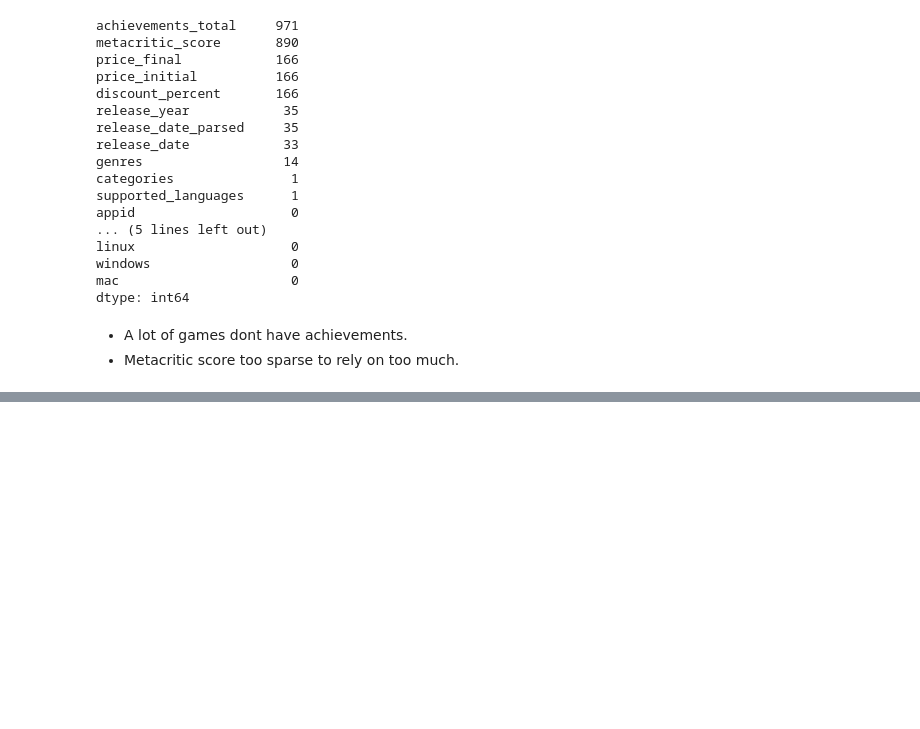
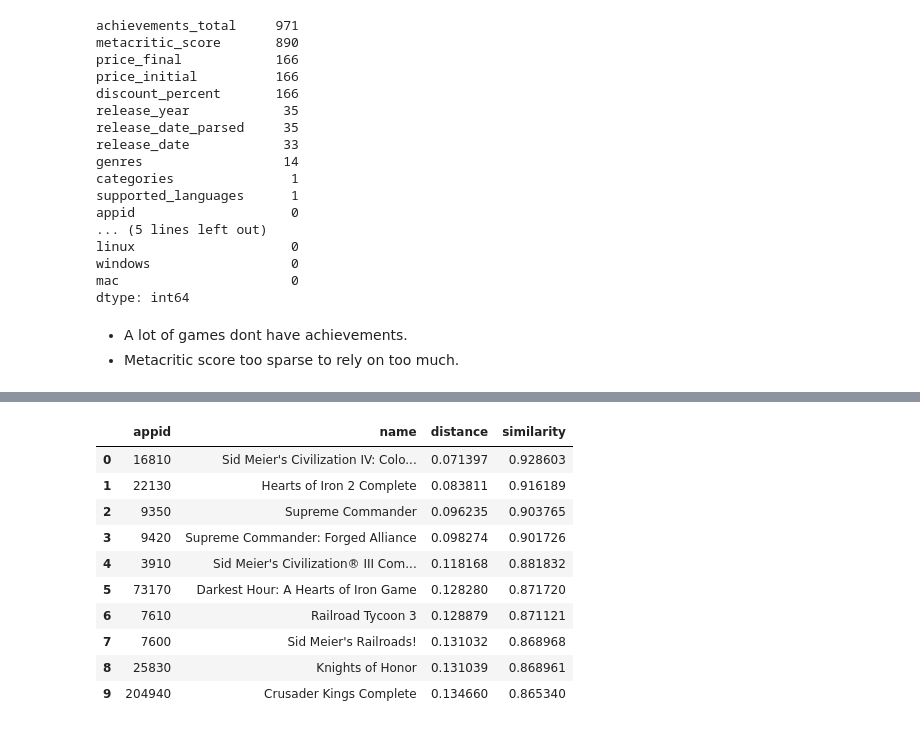
Before and after one commit to Jopsakee/SteamRecProject, a Jupyter notebook: notebooks/01_eda_games.ipynb, the cells around one changed output, grey strips where cells are left out. Drawn from its saved outputs; the diff is of its cells as text; code cells hidden in the pictures; blank space fills up the shorter version.

Commit message:
First recommender test

```diff
--- a/notebooks/01_eda_games.ipynb
+++ b/notebooks/01_eda_games.ipynb
@@ -207,3 +207,12 @@ dtype: int64
 # %% [markdown]
 - A lot of games dont have achievements.
 - Metacritic score too sparse to rely on too much.
+# %%
+from src.recommender.content_based import ContentBasedRecommender
+
+recommender = ContentBasedRecommender(n_neighbors=200)
+
+games_clean_path = PROCESSED_DIR / "games_clean.csv"
+games_clean = pd.read_csv(games_clean_path)
+
+games_clean.sample(5)[["appid", "name", "genres"]]
@@ -209,0 +226,16 @@ dtype: int64
+# %%
+appid_test = 3900
+recs = recommender.recommend_similar_by_appid(appid_test, top_n=10)
+recs
+# %% [output]
+|  | appid | name | distance | similarity |
+| 0 | 16810 | Sid Meier's Civilization IV: Colo... | 0.071397 | 0.928603 |
+| 1 | 22130 | Hearts of Iron 2 Complete | 0.083811 | 0.916189 |
+| 2 | 9350 | Supreme Commander | 0.096235 | 0.903765 |
+| 3 | 9420 | Supreme Commander: Forged Alliance | 0.098274 | 0.901726 |
+| 4 | 3910 | Sid Meier's Civilization® III Com... | 0.118168 | 0.881832 |
+| 5 | 73170 | Darkest Hour: A Hearts of Iron Game | 0.128280 | 0.871720 |
+| 6 | 7610 | Railroad Tycoon 3 | 0.128879 | 0.871121 |
+| 7 | 7600 | Sid Meier's Railroads! | 0.131032 | 0.868968 |
+| 8 | 25830 | Knights of Honor | 0.131039 | 0.868961 |
+| 9 | 204940 | Crusader Kings Complete | 0.134660 | 0.865340 |
```
Also changed, not shown: parts of 1 cell of this notebook, 6 other files.
